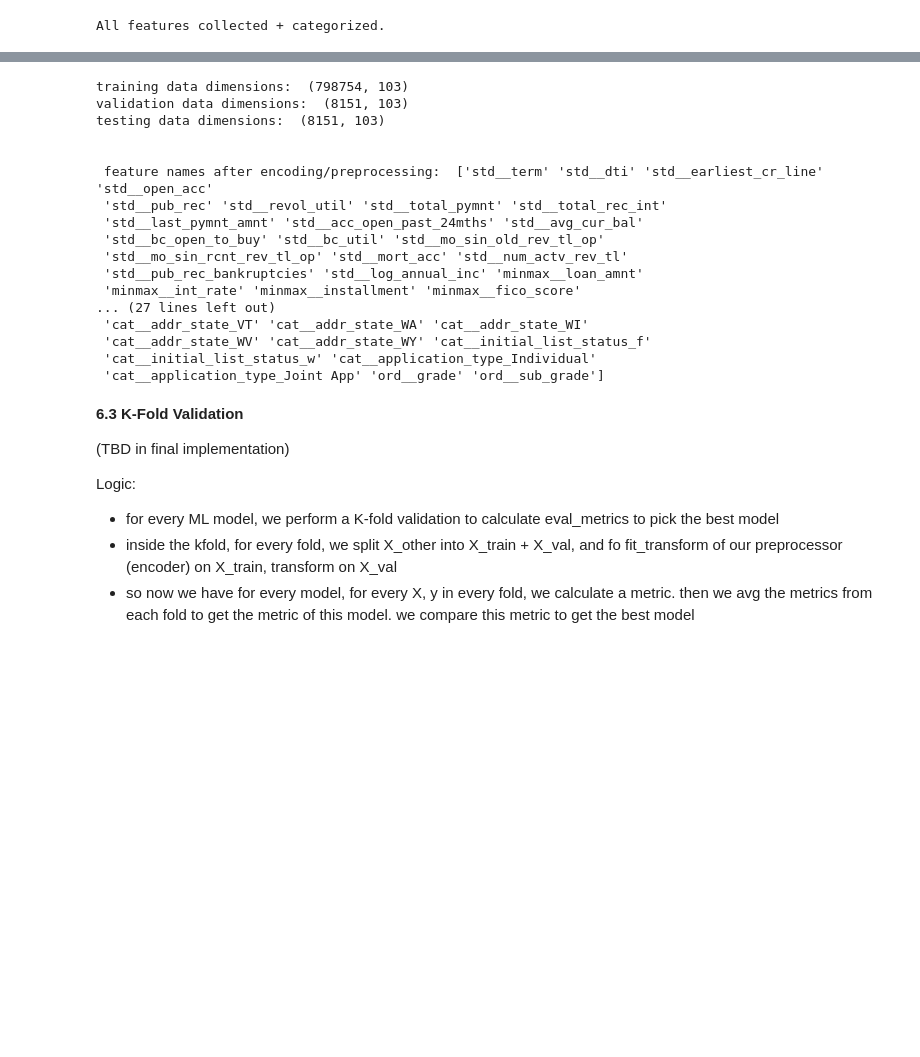
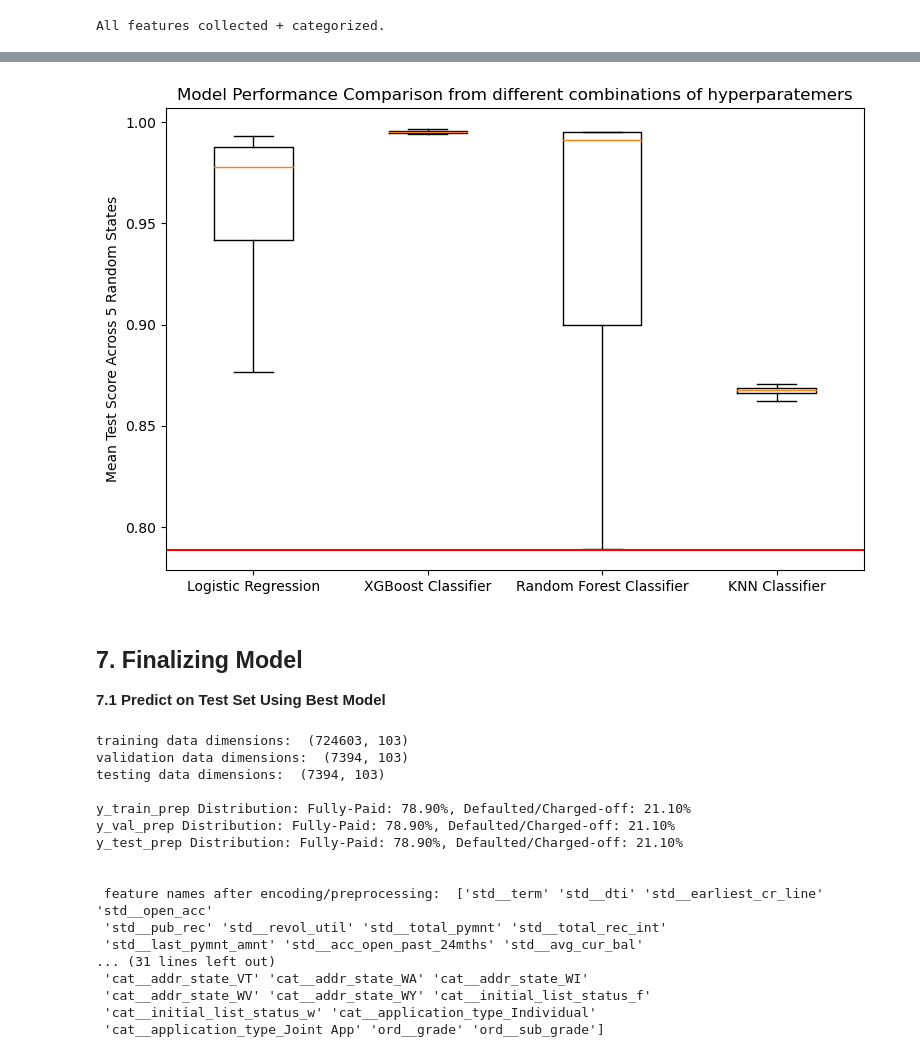
Before and after one commit to yxing12/data1030-load-default-prob, a Jupyter notebook: loan_default_prob_20w.ipynb, the cells around one changed output, grey strips where cells are left out. Cells and saved outputs as stored; diff of their text form; code cells hidden in the pictures; blank space fills up the shorter version.

Commit message:
prediction using 10w&20w subset of points

```diff
--- a/loan_default_prob.ipynb
+++ b/loan_default_prob_20w.ipynb
@@ -873,2 +904,6 @@ plt.show()
 
 **6.1 Splitting Dataset**
+# %%
+# Load cleaned dataset
+df = pd.read_pickle('data/cleaned_loan_data_pickle.pkl')
+print('dataset dimension: ',df.shape)
@@ -956,0 +1382,26 @@ preprocessor = ColumnTransformer(
+# %%
+def model_comparison(model_results):
+    mean_test_scores = []
+    [mean_test_scores.append(result['mean_test_score']) for result in model_results]
+    row_wise_averages = [sum(row) / len(row) for row in zip(*mean_test_scores)]
+    return row_wise_averages
+# %%
+model_performances_box_plot = []
+model_performances_box_plot.append({
+        'Model': 'Logistic Regression',
+        'Mean Test Score': model_comparison(LR_results)
+    })
+model_performances_box_plot.append({
+        'Model': 'XGBoost Classifier',
+        'Mean Test Score': model_comparison(XGB_results)
+    })
+model_performances_box_plot.append({
+        'Model': 'Random Forest Classifier',
+        'Mean Test Score': model_comparison(RF_results)
+    })
+model_performances_box_plot.append({
+        'Model': 'KNN Classifier',
+        'Mean Test Score': model_comparison(KNN_results)
+    })
+
+pd.DataFrame(model_performances_box_plot)
@@ -957,5 +1414,26 @@ preprocessor = ColumnTransformer(
+# %%
+# Averaging mean_test_score of all fits across 5 random states
+model_performances_box_plot_df = pd.DataFrame(model_performances_box_plot)
+
+boxplot_data = [scores for scores in model_performances_box_plot_df['Mean Test Score']]
+
+plt.figure(figsize=(9, 6))
+plt.boxplot(boxplot_data, labels=model_performances_box_plot_df['Model'])
+plt.axhline(y=0.78896, color='red', linestyle='-', linewidth=1.5, label='Baseline Accuracy')
+plt.title('Model Performance Comparison from different combinations of hyperparatemers')
+plt.ylabel('Mean Test Score Across 5 Random States')
+plt.show()
+# %% [output]
+[figure, added]
+# %% [markdown]
+## 7. Finalizing Model
+
+**7.1 Predict on Test Set Using Best Model**
 # %%
 # prepare dataset for final selected model
+
+X_other, X_test, y_other, y_test = train_test_split(X, y, test_size=0.01, random_state=42, stratify=y)
+X_train, X_val, y_train, y_val = train_test_split(X_other, y_other, test_size=1/99, random_state=42, stratify=y_other)
 
 # fit_transform the training set
 X_train_prep = preprocessor.fit_transform(X_train)
@@ -978,21 +1456,25 @@ print('validation data dimensions: ', df_val.shape)
 
 df_test = pd.DataFrame(data=X_test_prep,columns = feature_names)
 print('testing data dimensions: ',df_test.shape)
+print('')
+print(f"y_train_prep Distribution: Fully-Paid: {100-y_train.mean() * 100:.2f}%, Defaulted/Charged-off: {y_train.mean() * 100:.2f}%")
+print(f"y_val_prep Distribution: Fully-Paid: {100-y_val.mean() * 100:.2f}%, Defaulted/Charged-off: {y_val.mean() * 100:.2f}%")
+print(f"y_test_prep Distribution: Fully-Paid: {100-y_test.mean() * 100:.2f}%, Defaulted/Charged-off: {y_test.mean() * 100:.2f}%")
 print('\n\n feature names after encoding/preprocessing: ',feature_names)
 # %% [output]
-training data dimensions:  (798754, 103)
-validation data dimensions:  (8151, 103)
-testing data dimensions:  (8151, 103)
+training data dimensions:  (724603, 103)
+validation data dimensions:  (7394, 103)
+testing data dimensions:  (7394, 103)
+
+y_train_prep Distribution: Fully-Paid: 78.90%, Defaulted/Charged-off: 21.10%
+y_val_prep Distribution: Fully-Paid: 78.90%, Defaulted/Charged-off: 21.10%
+y_test_prep Distribution: Fully-Paid: 78.90%, Defaulted/Charged-off: 21.10%
 
 
  feature names after encoding/preprocessing:  ['std__term' 'std__dti' 'std__earliest_cr_line' 'std__open_acc'
  'std__pub_rec' 'std__revol_util' 'std__total_pymnt' 'std__total_rec_int'
  'std__last_pymnt_amnt' 'std__acc_open_past_24mths' 'std__avg_cur_bal'
- 'std__bc_open_to_buy' 'std__bc_util' 'std__mo_sin_old_rev_tl_op'
- 'std__mo_sin_rcnt_rev_tl_op' 'std__mort_acc' 'std__num_actv_rev_tl'
- 'std__pub_rec_bankruptcies' 'std__log_annual_inc' 'minmax__loan_amnt'
- 'minmax__int_rate' 'minmax__installment' 'minmax__fico_score'
-... (27 lines left out)
+... (31 lines left out)
  'cat__addr_state_VT' 'cat__addr_state_WA' 'cat__addr_state_WI'
  'cat__addr_state_WV' 'cat__addr_state_WY' 'cat__initial_list_status_f'
  'cat__initial_list_status_w' 'cat__application_type_Individual'
@@ -1024,9 +1505,0 @@ with open('data/prepped_data.pkl', 'rb') as f:
-# %% [markdown]
-**6.3 K-Fold Validation**
-
-(TBD in final implementation)
-
-Logic:
-- for every ML model, we perform a K-fold validation to calculate eval_metrics to pick the best model
-- inside the kfold, for every fold, we split X_other into X_train + X_val, and fo fit_transform of our preprocessor (encoder) on X_train, transform on X_val
-- so now we have for every model, for every X, y in every fold, we calculate a metric. then we avg the metrics from each fold to get the metric of this model. we compare this metric to get the best model
```
Also changed, not shown: parts of 69 cells of this notebook, 2 other files.
